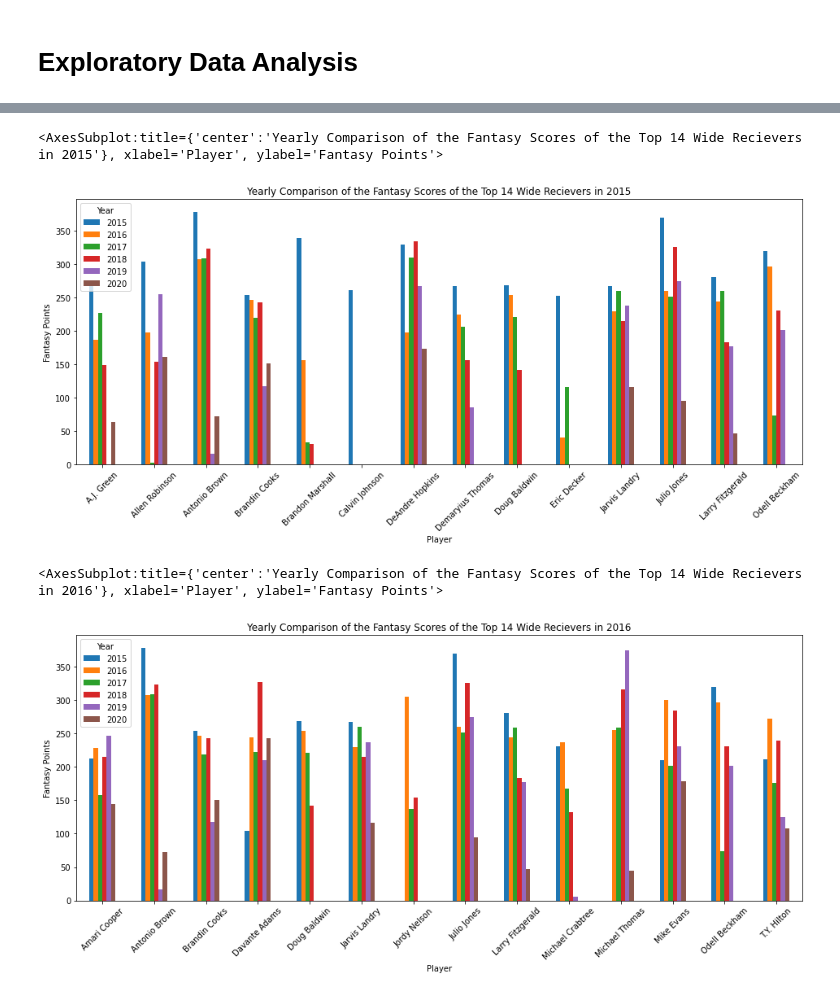
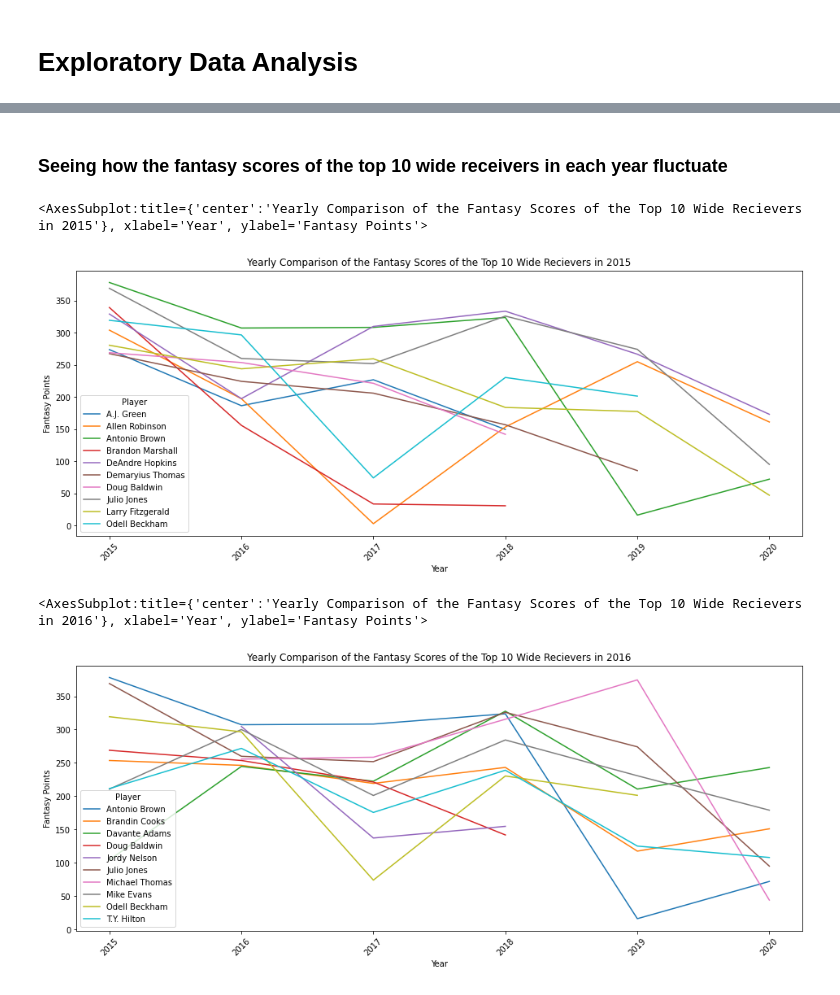
Before and after one commit to Kaathihan/Yearly-Fantasy-Football-Analysis, a Jupyter notebook: NFL_Fantasy_Jupyter.ipynb, the cells around one changed output, grey strips where cells are left out. Saved outputs shown, nothing was run; the diff lists cells and outputs as text; code cells hidden in the pictures.

```diff
--- a/NFL_Fantasy_Jupyter.ipynb
+++ b/NFL_Fantasy_Jupyter.ipynb
@@ -289,3 +365,5 @@ Would you like to display graphs? (yes/no)yes
+# %% [markdown]
+### Seeing how the fantasy scores of the top 10 wide receivers in each year fluctuate
 # %%
 # creating a list of dataframes for each year, with wide recievers
 WR_yearly = []
@@ -298,25 +376,25 @@ WR_all_years = pd.concat([WR_yearly[0],WR_yearly[1],WR_yearly[2],WR_yearly[3],WR
                          ignore_index=True)
 WR_all_years = WR_all_years.groupby(['Player','Year']).sum()
 # %%
-# find top 14 wide receivers of 2015
-top_WR_2015 = WR_yearly[0][:14].Player
+# find top 10 wide receivers of 2015
+top_WR_2015 = WR_yearly[0][:10].Player
 top_WR_2015 = WR_all_years.loc[top_WR_2015]
 
-# create a pivot table to store the top 14 players' scores throughout 2015-2020
-WR_2015_pivot = pd.pivot_table(top_WR_2015, values='FantasyPoints',index='Player', columns=['Year'])
-WR_2015_pivot.plot(kind='bar',figsize=(16,6),ylabel="Fantasy Points", rot=45, title="Yearly Comparison of the Fantasy Scores of the Top 14 Wide Recievers in 2015")
+# create a pivot table to store the top 10 players' scores throughout 2015-2020
+WR_2015_pivot = pd.pivot_table(top_WR_2015, values='FantasyPoints',index='Year', columns=['Player'])
+WR_2015_pivot.plot(kind='line',figsize=(16,6),ylabel="Fantasy Points", rot=45, title="Yearly Comparison of the Fantasy Scores of the Top 10 Wide Recievers in 2015")
 # %% [output]
-<AxesSubplot:title={'center':'Yearly Comparison of the Fantasy Scores of the Top 14 Wide Recievers in 2015'}, xlabel='Player', ylabel='Fantasy Points'>
+<AxesSubplot:title={'center':'Yearly Comparison of the Fantasy Scores of the Top 10 Wide Recievers in 2015'}, xlabel='Year', ylabel='Fantasy Points'>
-[figure, old version]
+[figure, new version]
 # %%
-# find top 14 wide receivers of 2016
-top_WR_2016 = WR_yearly[1][:14].Player
+# find top 10 wide receivers of 2016
+top_WR_2016 = WR_yearly[1][:10].Player
 top_WR_2016 = WR_all_years.loc[top_WR_2016]
 
-# create a pivot table to store the 2016 top 14 players' scores throughout 2015-2020
-WR_2016_pivot = pd.pivot_table(top_WR_2016, values='FantasyPoints',index='Player', columns=['Year'])
-WR_2016_pivot.plot(kind='bar',figsize=(16,6),ylabel="Fantasy Points", rot=45, title="Yearly Comparison of the Fantasy Scores of the Top 14 Wide Recievers in 2016")
+# create a pivot table to store the 2016 top 10 players' scores throughout 2015-2020
+WR_2016_pivot = pd.pivot_table(top_WR_2016, values='FantasyPoints',index='Year', columns=['Player'])
+WR_2016_pivot.plot(kind='line',figsize=(16,6),ylabel="Fantasy Points", rot=45, title="Yearly Comparison of the Fantasy Scores of the Top 10 Wide Recievers in 2016")
 # %% [output]
-<AxesSubplot:title={'center':'Yearly Comparison of the Fantasy Scores of the Top 14 Wide Recievers in 2016'}, xlabel='Player', ylabel='Fantasy Points'>
+<AxesSubplot:title={'center':'Yearly Comparison of the Fantasy Scores of the Top 10 Wide Recievers in 2016'}, xlabel='Year', ylabel='Fantasy Points'>
-[figure, old version]
+[figure, new version]
 # %%
```
Also changed, not shown: parts of 56 cells of this notebook.
